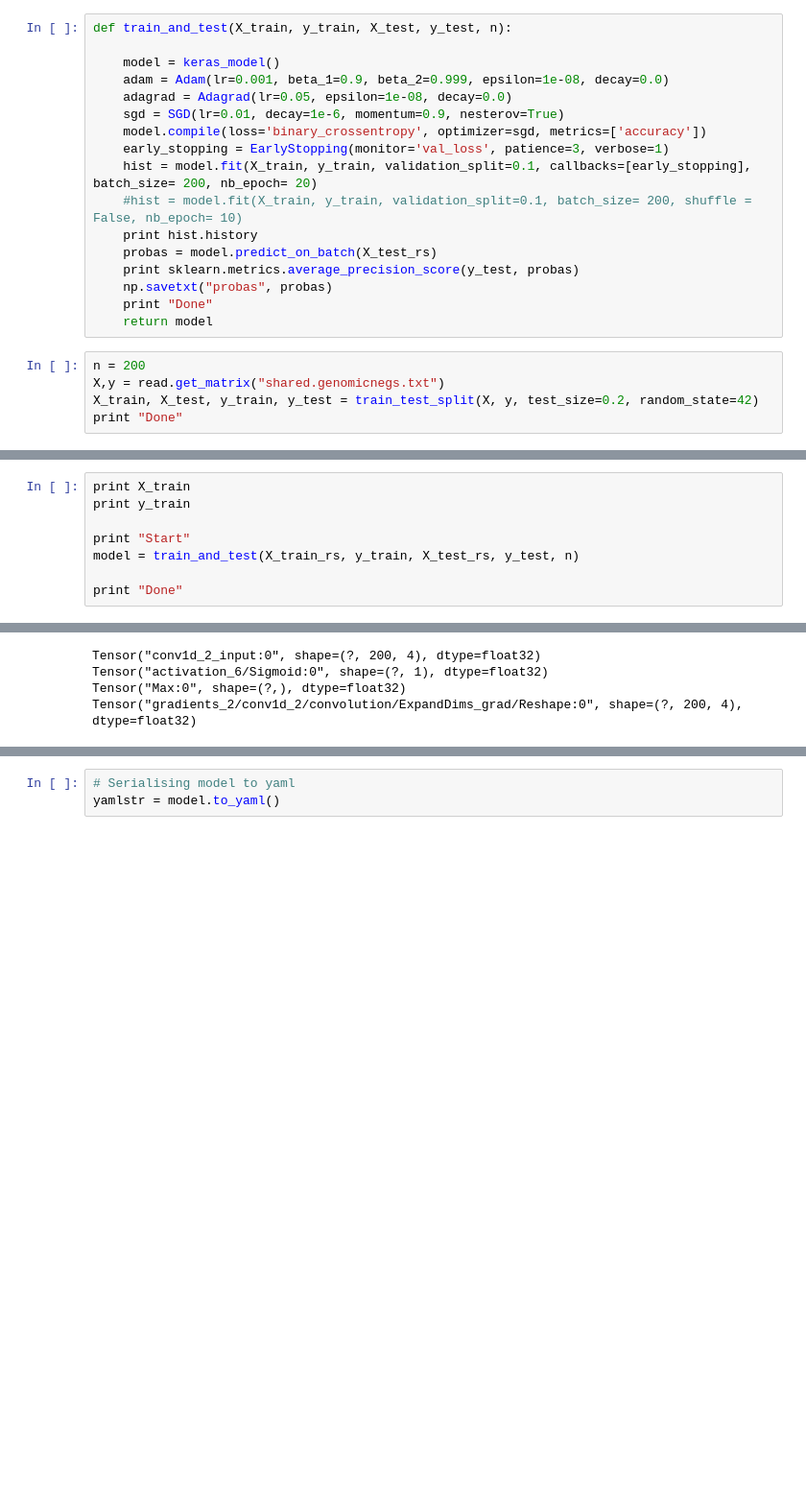
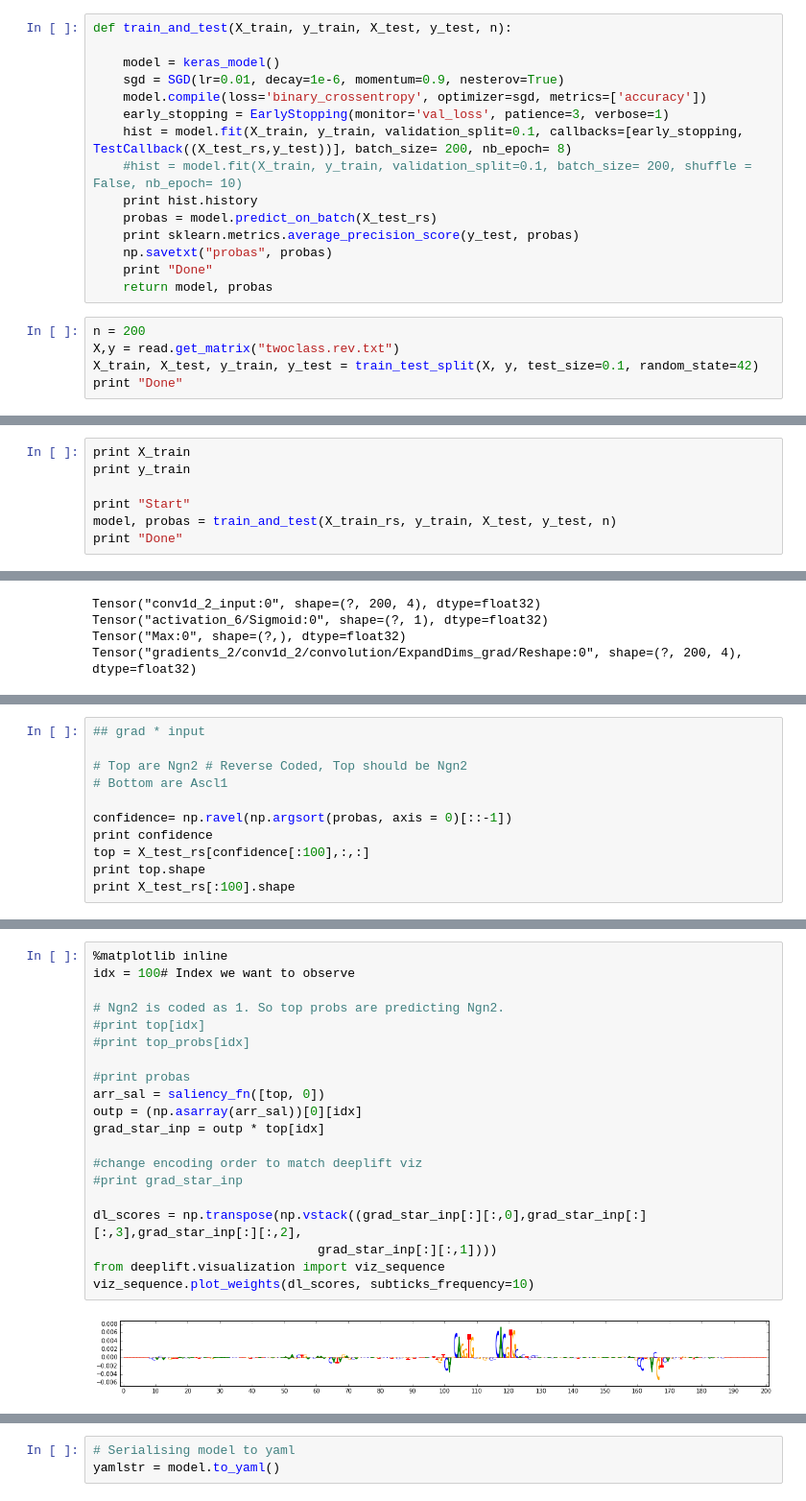
Before and after one commit to DivyanshiSrivastava/deep-genomics, a Jupyter notebook: keras-viz/keras-viz.ipynb, the cells around one changed output, grey strips where cells are left out. Shown at 96% size. Cells and saved outputs as stored; diff of their text form; blank space fills up the shorter version.

```diff
--- a/keras-viz/keras-viz.ipynb
+++ b/keras-viz/keras-viz.ipynb
@@ -54,23 +65,21 @@ import cv2
 def train_and_test(X_train, y_train, X_test, y_test, n):
 
     model = keras_model()
-    adam = Adam(lr=0.001, beta_1=0.9, beta_2=0.999, epsilon=1e-08, decay=0.0)
-    adagrad = Adagrad(lr=0.05, epsilon=1e-08, decay=0.0)
     sgd = SGD(lr=0.01, decay=1e-6, momentum=0.9, nesterov=True)
     model.compile(loss='binary_crossentropy', optimizer=sgd, metrics=['accuracy'])
     early_stopping = EarlyStopping(monitor='val_loss', patience=3, verbose=1)
-    hist = model.fit(X_train, y_train, validation_split=0.1, callbacks=[early_stopping], batch_size= 200, nb_epoch= 20)
+    hist = model.fit(X_train, y_train, validation_split=0.1, callbacks=[early_stopping, TestCallback((X_test_rs,y_test))], batch_size= 200, nb_epoch= 8)
     #hist = model.fit(X_train, y_train, validation_split=0.1, batch_size= 200, shuffle = False, nb_epoch= 10)
     print hist.history
     probas = model.predict_on_batch(X_test_rs)
     print sklearn.metrics.average_precision_score(y_test, probas)
     np.savetxt("probas", probas)
     print "Done"
-    return model
+    return model, probas
 # %%
 n = 200
-X,y = read.get_matrix("shared.genomicnegs.txt")
-X_train, X_test, y_train, y_test = train_test_split(X, y, test_size=0.2, random_state=42)
+X,y = read.get_matrix("twoclass.rev.txt")
+X_train, X_test, y_train, y_test = train_test_split(X, y, test_size=0.1, random_state=42)
 print "Done"
 # %% [output]
 Done
@@ -83,7 +92,6 @@ print X_train
 print y_train
 
 print "Start"
-model = train_and_test(X_train_rs, y_train, X_test_rs, y_test, n)
-
+model, probas = train_and_test(X_train_rs, y_train, X_test, y_test, n)
 print "Done"
 # %% [output]
@@ -154,0 +193,11 @@ np.savetxt("check_saliency",ta)
+# %%
+## grad * input
+
+# Top are Ngn2 # Reverse Coded, Top should be Ngn2
+# Bottom are Ascl1
+
+confidence= np.ravel(np.argsort(probas, axis = 0)[::-1])
+print confidence
+top = X_test_rs[confidence[:100],:,:]
+print top.shape
+print X_test_rs[:100].shape
@@ -155,3 +208,25 @@ np.savetxt("check_saliency",ta)
+# %%
+%matplotlib inline
+idx = 100# Index we want to observe
+
+# Ngn2 is coded as 1. So top probs are predicting Ngn2.
+#print top[idx]
+#print top_probs[idx]
+
+#print probas
+arr_sal = saliency_fn([top, 0])
+outp = (np.asarray(arr_sal))[0][idx]
+grad_star_inp = outp * top[idx]
+
+#change encoding order to match deeplift viz
+#print grad_star_inp
+
+dl_scores = np.transpose(np.vstack((grad_star_inp[:][:,0],grad_star_inp[:][:,3],grad_star_inp[:][:,2],
+                              grad_star_inp[:][:,1])))
+from deeplift.visualization import viz_sequence
+viz_sequence.plot_weights(dl_scores, subticks_frequency=10)
+# %% [output]
+[figure, added]
 # %%
 ## Interpreting Fitlers.
 W,b = model.layers[0].get_weights()
```
Also changed, not shown: parts of 10 cells of this notebook.
